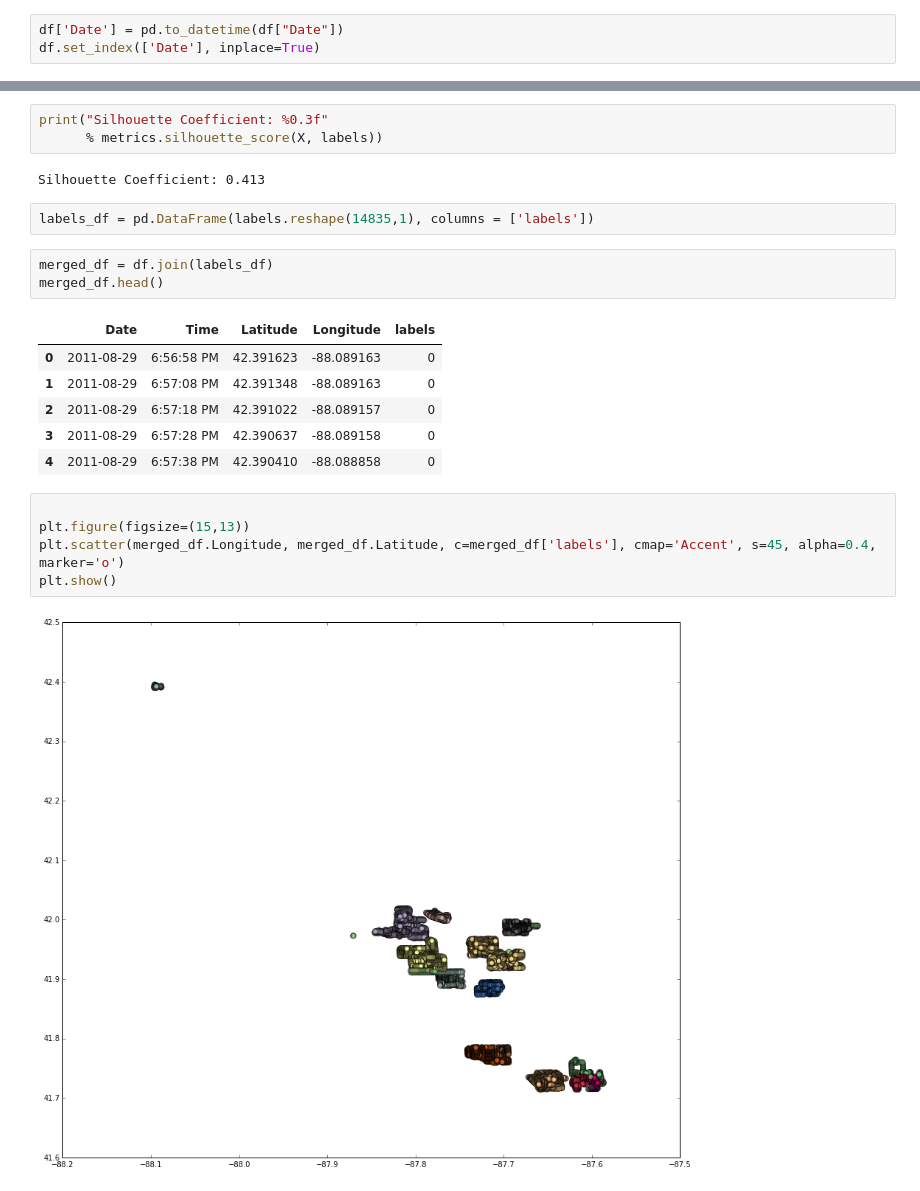
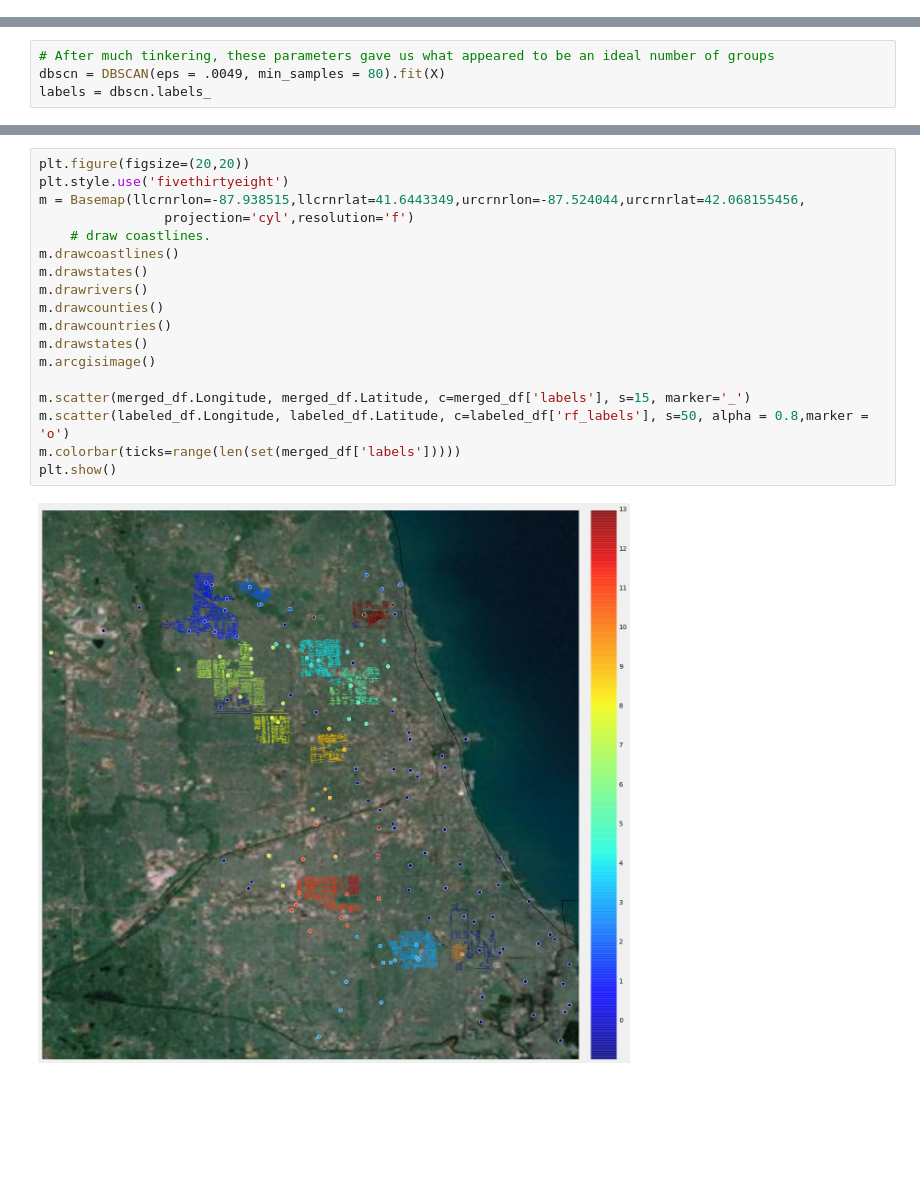
Before and after one commit to cl65610/west_nile, a Jupyter notebook: models/dbscan_prep.ipynb, the cells around one changed output, grey strips where cells are left out. Drawn from its saved outputs; the diff is of its cells as text; blank space fills up the shorter version.

Commit message:
finished dbscan stuff

```diff
--- a/models/dbscan_prep.ipynb
+++ b/models/dbscan_prep.ipynb
@@ -18,3 +26,0 @@ df.head()
-# %%
-df['Date'] = pd.to_datetime(df["Date"])
-df.set_index(['Date'], inplace=True)
@@ -20,0 +30,4 @@ df.set_index(['Date'], inplace=True)
+# %%
+# After much tinkering, these parameters gave us what appeared to be an ideal number of groups
+dbscn = DBSCAN(eps = .0049, min_samples = 80).fit(X)
+labels = dbscn.labels_
@@ -44,24 +111,20 @@ set(labels)
-# %%
-print("Silhouette Coefficient: %0.3f"
-      % metrics.silhouette_score(X, labels))
-# %% [output]
-Silhouette Coefficient: 0.413
-# %%
-labels_df = pd.DataFrame(labels.reshape(14835,1), columns = ['labels'])
-# %%
-merged_df = df.join(labels_df)
-merged_df.head()
-# %% [output]
-|  | Date | Time | Latitude | Longitude | labels |
-| 0 | 2011-08-29 | 6:56:58 PM | 42.391623 | -88.089163 | 0 |
-| 1 | 2011-08-29 | 6:57:08 PM | 42.391348 | -88.089163 | 0 |
-| 2 | 2011-08-29 | 6:57:18 PM | 42.391022 | -88.089157 | 0 |
-| 3 | 2011-08-29 | 6:57:28 PM | 42.390637 | -88.089158 | 0 |
-| 4 | 2011-08-29 | 6:57:38 PM | 42.390410 | -88.088858 | 0 |
-# %%
-
-plt.figure(figsize=(15,13))
-plt.scatter(merged_df.Longitude, merged_df.Latitude, c=merged_df['labels'], cmap='Accent', s=45, alpha=0.4, marker='o')
-plt.show()
-# %% [output]
-[figure, removed]
+# %%
+plt.figure(figsize=(20,20))
+plt.style.use('fivethirtyeight')
+m = Basemap(llcrnrlon=-87.938515,llcrnrlat=41.6443349,urcrnrlon=-87.524044,urcrnrlat=42.068155456,
+                projection='cyl',resolution='f')
+    # draw coastlines.
+m.drawcoastlines()
+m.drawstates()
+m.drawrivers()
+m.drawcounties()
+m.drawcountries()
+m.drawstates()
+m.arcgisimage()
+
+m.scatter(merged_df.Longitude, merged_df.Latitude, c=merged_df['labels'], s=15, marker='_')
+m.scatter(labeled_df.Longitude, labeled_df.Latitude, c=labeled_df['rf_labels'], s=50, alpha = 0.8,marker = 'o')
+m.colorbar(ticks=range(len(set(merged_df['labels']))))
+plt.show()
+# %% [output]
+[figure, added]
```
Also changed, not shown: parts of 22 cells of this notebook.
